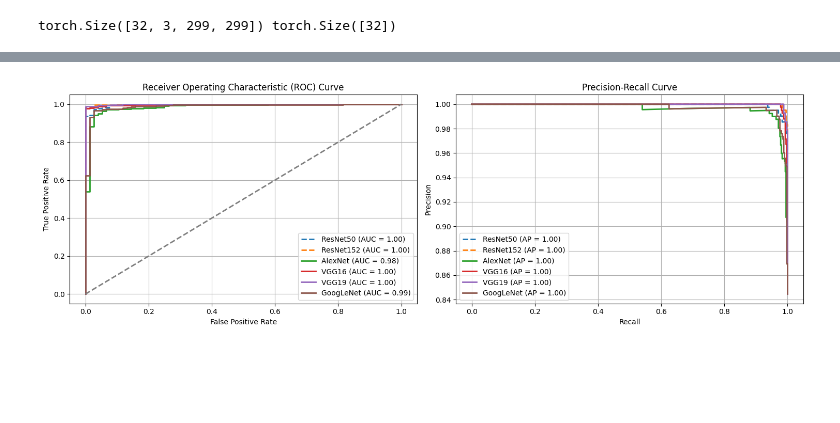
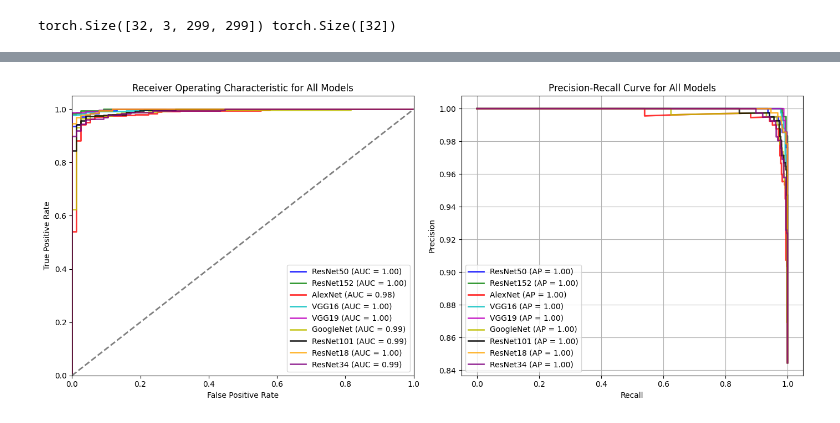
Before and after one commit to eshal26/Leukemia-classification, a Jupyter notebook: ROC_and_PR2.ipynb, the cells around one changed output, grey strips where cells are left out. Saved outputs shown, nothing was run; the diff lists cells and outputs as text; code cells hidden in the pictures; blank space fills up the shorter version.

```diff
--- a/ROC_and_PR2.ipynb
+++ b/ROC_and_PR2.ipynb
@@ -57,17 +57,16 @@ import matplotlib.pyplot as plt
 import torchvision.transforms as transforms
 from torchvision.datasets import ImageFolder
 from torch.utils.data import DataLoader
-import torchvision.models as tv_models  # Renamed to avoid conflict with 'models' variable
+import torchvision.models as tv_models
 
 # Define device
-device = torch.device('cpu')
+device = torch.device('cuda' if torch.cuda.is_available() else 'cpu')
 
-# Step 1: Download and Load the Models
-
+# Define the function to download and load the models
 def download_and_load_model(file_id, output_name):
     url = f'https://drive.google.com/uc?id={file_id}'
     gdown.download(url, output_name, quiet=False)
-    model = torch.load(output_name, map_location=device)  # Map the storage to the CPU
+    model = torch.load(output_name)
     model.to(device)
     model.eval()  # Set the model to evaluation mode
     return model
@@ -77,13 +76,18 @@ model_files = [
     ('13lNnIi5LoqCqHHjbwxgz3lMwOyeXMX3Q', 'resnet50.pth'),
     ('1a989oCR3nmtQ-BOFQTXie5Xi-qY2SomD', 'resnet152.pth'),
     ('1VbfraVHTq0cBpj4ngCSp_p8XTzq2HMz0', 'alexnet.pth'),
-    ('1-0wHnQer7wChHAaxA_clO6xtNGUGXuvY', 'vgg16.pth'),  # Updated VGG16 file ID
+    ('1-0wHnQer7wChHAaxA_clO6xtNGUGXuvY', 'vgg16.pth'),
     ('1-h9W0-bQjWPrz0-j5CrIopwcPj48r3Bb', 'vgg19.pth'),
-    ('1--kBBiBqS97i_liPg4i5GUvoZ306P_A_', 'googlenet.pth')
+    ('1--kBBiBqS97i_liPg4i5GUvoZ306P_A_', 'googlenet.pth'),
+    ('1r7vAEPbmRzHXsuOHZpjifC7qRBuqphLt', 'resnet101.pth'),
+    ('1F1LeWGzXPF3PB1S7H7K0vX5QtkHZ-ZV6', 'resnet18.pth'),
+    ('1l9-0Ca3RrDozN3FMKuoUYfFSOd76V4Pn', 'resnet34.pth')
 ]
 
 # Load the models
 loaded_models = []
+model_names = ['ResNet50', 'ResNet152', 'AlexNet', 'VGG16', 'VGG19', 'GoogleNet', 'ResNet101', 'ResNet18', 'ResNet34']
+
 for file_id, output_name in model_files:
     model = download_and_load_model(file_id, output_name)
     loaded_models.append(model)
@@ -186,33 +158,39 @@ plt.grid(True)
 # %%
 import matplotlib.pyplot as plt
-from sklearn.metrics import roc_curve, precision_recall_curve, average_precision_score
 
-# Plot ROC Curves
-plt.figure(figsize=(15, 5))
+# Improved plotting with distinct colors and thicker lines
+def plot_curves(roc_curves, pr_curves):
+    plt.figure(figsize=(14, 6))
 
-plt.subplot(1, 2, 1)
-for fpr, tpr, auc_score, model_name in roc_curves:
-    linestyle = '--' if 'ResNet' in model_name else '-'  # Change line style based on model type
-    plt.plot(fpr, tpr, lw=2, linestyle=linestyle, label=f"{model_name} (AUC = {auc_score:.2f})")
-plt.plot([0, 1], [0, 1], color='gray', lw=2, linestyle='--')  # Diagonal line for random classifier
-plt.xlabel('False Positive Rate')
-plt.ylabel('True Positive Rate')
-plt.title('Receiver Operating Characteristic (ROC) Curve')
-plt.legend()
-plt.grid()
+    # Define colors for each model
+    colors = ['b', 'g', 'r', 'c', 'm', 'y', 'k', 'orange', 'purple', 'lime']
 
-# Plot Precision-Recall Curves
-plt.subplot(1, 2, 2)
-for precision, recall, auc_pr_score, model_name in pr_curves:
-    linestyle = '--' if 'ResNet' in model_name else '-'  # Change line style based on model type
-    plt.plot(recall, precision, lw=2, linestyle=linestyle, label=f"{model_name} (AP = {auc_pr_score:.2f})")
-plt.xlabel('Recall')
-plt.ylabel('Precision')
-plt.title('Precision-Recall Curve')
-plt.legend()
-plt.grid()
+    # Plot ROC Curves
+    plt.subplot(1, 2, 1)
+    for i, (fpr, tpr, auc_score, model_name) in enumerate(roc_curves):
+        plt.plot(fpr, tpr, color=colors[i % len(colors)], lw=2, alpha=0.8, label=f'{model_name} (AUC = {auc_score:.2f})')
+    plt.plot([0, 1], [0, 1], color='gray', lw=2, linestyle='--')
+    plt.xlim([0.0, 1.0])
+    plt.ylim([0.0, 1.05])
+    plt.xlabel('False Positive Rate')
+    plt.ylabel('True Positive Rate')
+    plt.title('Receiver Operating Characteristic for All Models')
+    plt.legend(loc='lower right')
 
-plt.tight_layout()
-plt.show()
+    # Plot PR Curves
+    plt.subplot(1, 2, 2)
+    for i, (precision, recall, auc_pr_score, model_name) in enumerate(pr_curves):
+        plt.plot(recall, precision, color=colors[i % len(colors)], lw=2, alpha=0.8, label=f'{model_name} (AP = {auc_pr_score:.2f})')
+    plt.xlabel('Recall')
+    plt.ylabel('Precision')
+    plt.title('Precision-Recall Curve for All Models')
+    plt.legend(loc='lower left')
+    plt.grid(True)
+
+    plt.tight_layout()
+    plt.show()
+
+# Call the function to plot the curves
+plot_curves(roc_curves, pr_curves)
 # %% [output]
-[figure, old version]
+[figure, new version]
```
Also changed, not shown: parts of 2 cells of this notebook.
